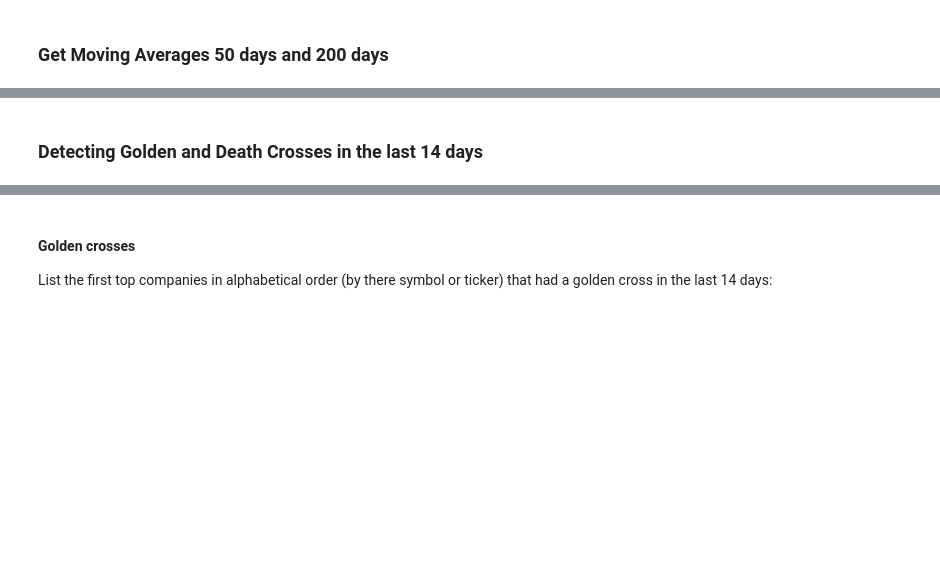
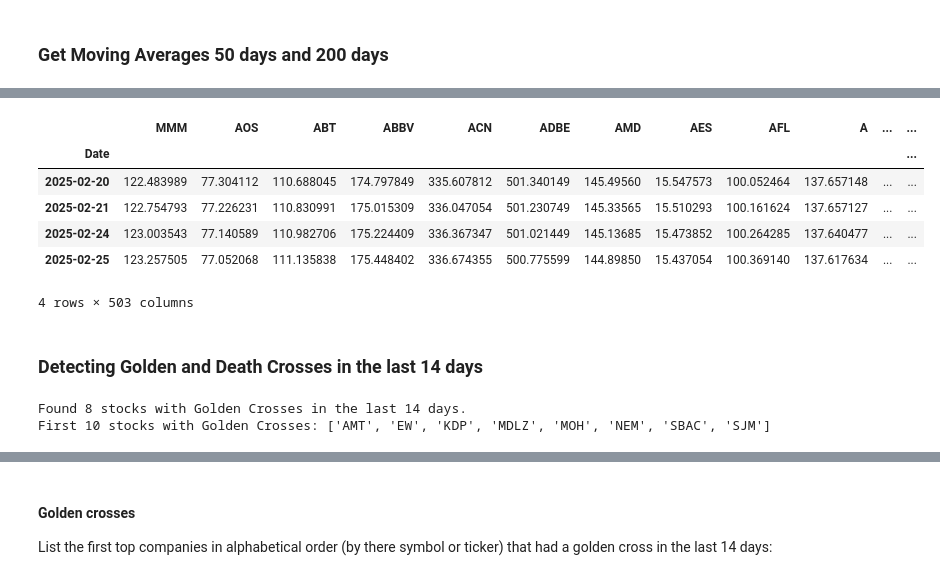
Before and after one commit to ludanortmun/itesm-mna-fintech, a Jupyter notebook: notebooks/technical_analysis_sp500_a01795197.ipynb, the cells around one changed output, grey strips where cells are left out. Drawn from its saved outputs; the diff is of its cells as text; code cells hidden in the pictures; blank space fills up the shorter version.

Commit message:
WIP: death cross and golden cross analysis

```diff
--- a/notebooks/technical_analysis_sp500_a01795197.ipynb
+++ b/notebooks/technical_analysis_sp500_a01795197.ipynb
@@ -139,3 +170,23 @@ end_date = '2025-05-01'
+# %%
+# Repeat the whole process for the 200-day moving average
+
+mv_avgs_200 = {}
+for ticker in ticker_list:
+    stock = df_close[ticker]
+    mv_avg_200 = compute_moving_averages(stock.values, 200)
+    mv_avgs_200[ticker] = mv_avg_200
+
+df_ma200 = pd.DataFrame(mv_avgs_200, index=df_close.index)
+
+display(df_ma200.iloc[201:205])
+# %% [output]
+|  | MMM | AOS | ABT | ABBV | ACN | ADBE | AMD | AES | AFL | A | ... | ... |
+| Date |  |  |  |  |  |  |  |  |  |  |  | ... |
+| 2025-02-20 | 122.483989 | 77.304112 | 110.688045 | 174.797849 | 335.607812 | 501.340149 | 145.49560 | 15.547573 | 100.052464 | 137.657148 | ... | ... |
+| 2025-02-21 | 122.754793 | 77.226231 | 110.830991 | 175.015309 | 336.047054 | 501.230749 | 145.33565 | 15.510293 | 100.161624 | 137.657127 | ... | ... |
+| 2025-02-24 | 123.003543 | 77.140589 | 110.982706 | 175.224409 | 336.367347 | 501.021449 | 145.13685 | 15.473852 | 100.264285 | 137.640477 | ... | ... |
+| 2025-02-25 | 123.257505 | 77.052068 | 111.135838 | 175.448402 | 336.674355 | 500.775599 | 144.89850 | 15.437054 | 100.369140 | 137.617634 | ... | ... |
+4 rows × 503 columns
 # %% [markdown]
 ### Detecting Golden and Death Crosses in the last 14 days
 # %%
@@ -146,3 +205,16 @@ end_date = '2025-05-01'
 # %%
-# use the display function to show as many intermediary results
-# for example display(df_golden_cross_14d)
+# Use the previously defined function to check for Golden Crosses in the last 14 days
+stocks_with_golden_cross = []
+
+for ticker in ticker_list:
+    ma50 = df_ma50[ticker].values[-14:]
+    ma200 = df_ma200[ticker].values[-14:]
+
+    if has_golden_cross(ma50, ma200):
+        stocks_with_golden_cross.append(ticker)
+
+print(f'Found {len(stocks_with_golden_cross)} stocks with Golden Crosses in the last 14 days.')
+print('First 10 stocks with Golden Crosses:', sorted(stocks_with_golden_cross)[:10])
+# %% [output]
+Found 8 stocks with Golden Crosses in the last 14 days.
+First 10 stocks with Golden Crosses: ['AMT', 'EW', 'KDP', 'MDLZ', 'MOH', 'NEM', 'SBAC', 'SJM']
```
Also changed, not shown: parts of 14 cells of this notebook.
